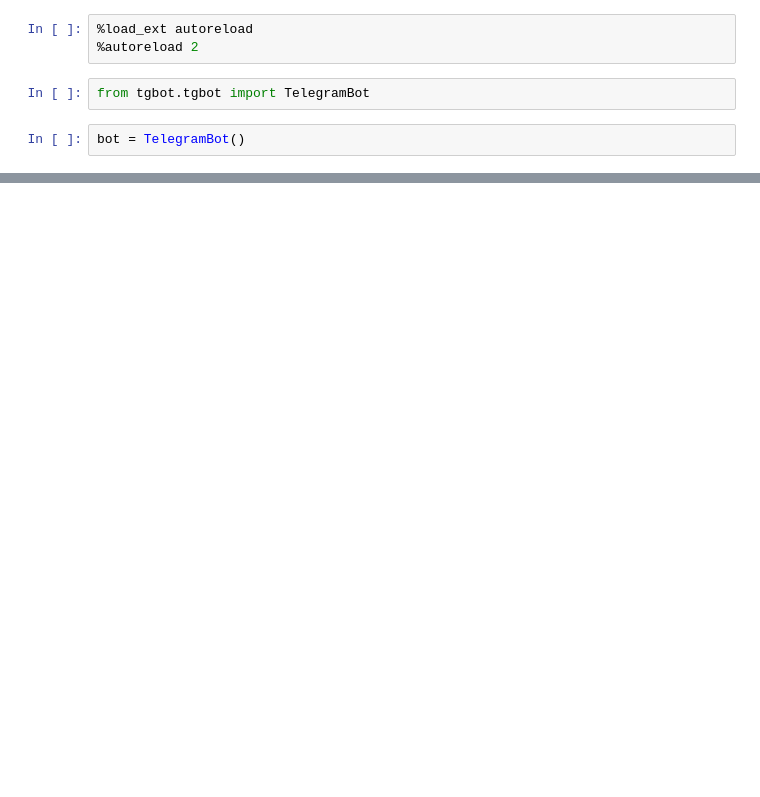
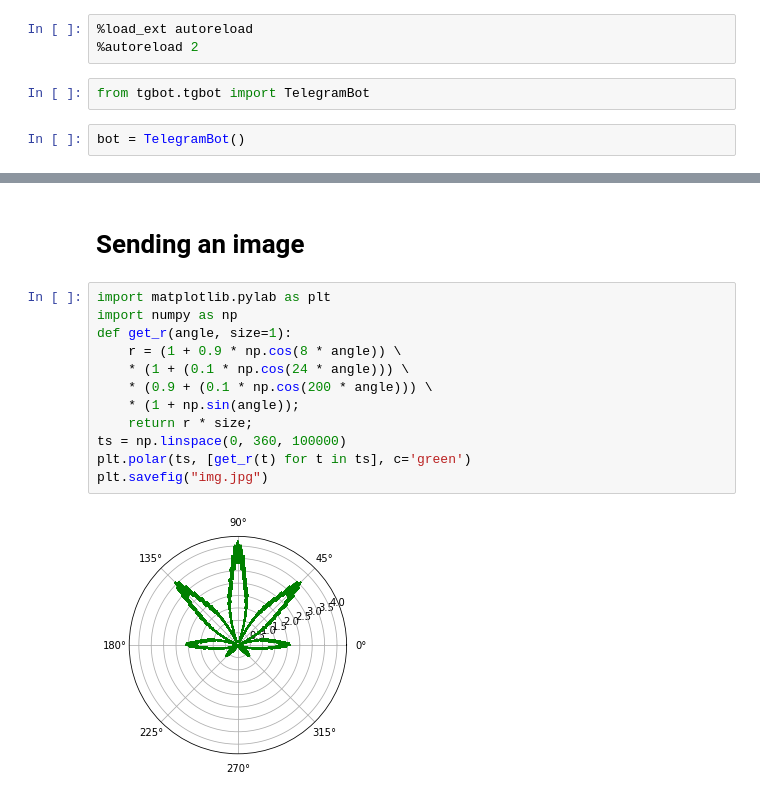
Before and after one commit to caglorithm/tgbot, a Jupyter notebook: demo.ipynb, the cells around one changed output, grey strips where cells are left out. Drawn from its saved outputs; the diff is of its cells as text; blank space fills up the shorter version.

```diff
--- a/demo.ipynb
+++ b/demo.ipynb
@@ -22,0 +25,16 @@ bot.sendMsg("Asd")
+# %% [markdown]
+# Sending an image
+# %%
+import matplotlib.pylab as plt
+import numpy as np
+def get_r(angle, size=1):
+    r = (1 + 0.9 * np.cos(8 * angle)) \
+    * (1 + (0.1 * np.cos(24 * angle))) \
+    * (0.9 + (0.1 * np.cos(200 * angle))) \
+    * (1 + np.sin(angle));
+    return r * size;
+ts = np.linspace(0, 360, 100000)
+plt.polar(ts, [get_r(t) for t in ts], c='green')
+plt.savefig("img.jpg")
+# %% [output]
+[figure, added]
```
Also changed, not shown: parts of 10 cells of this notebook.
